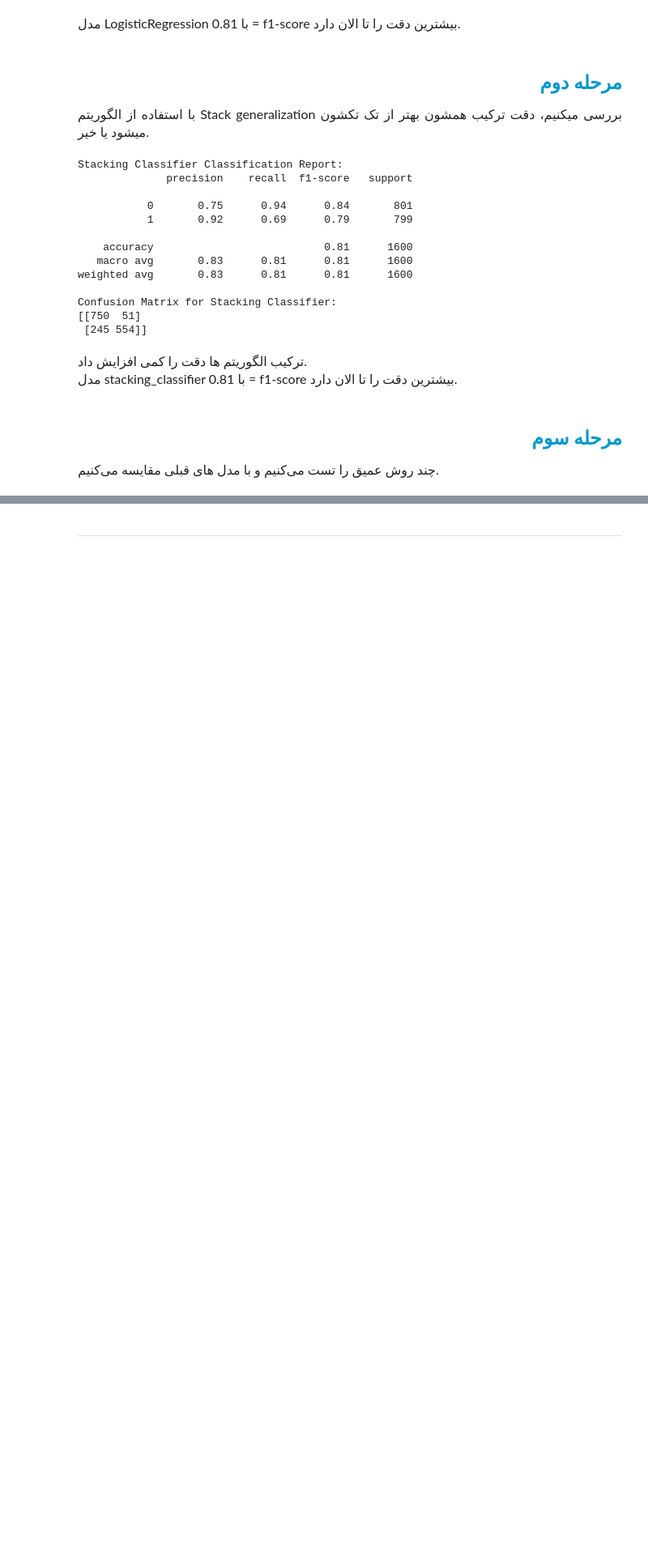
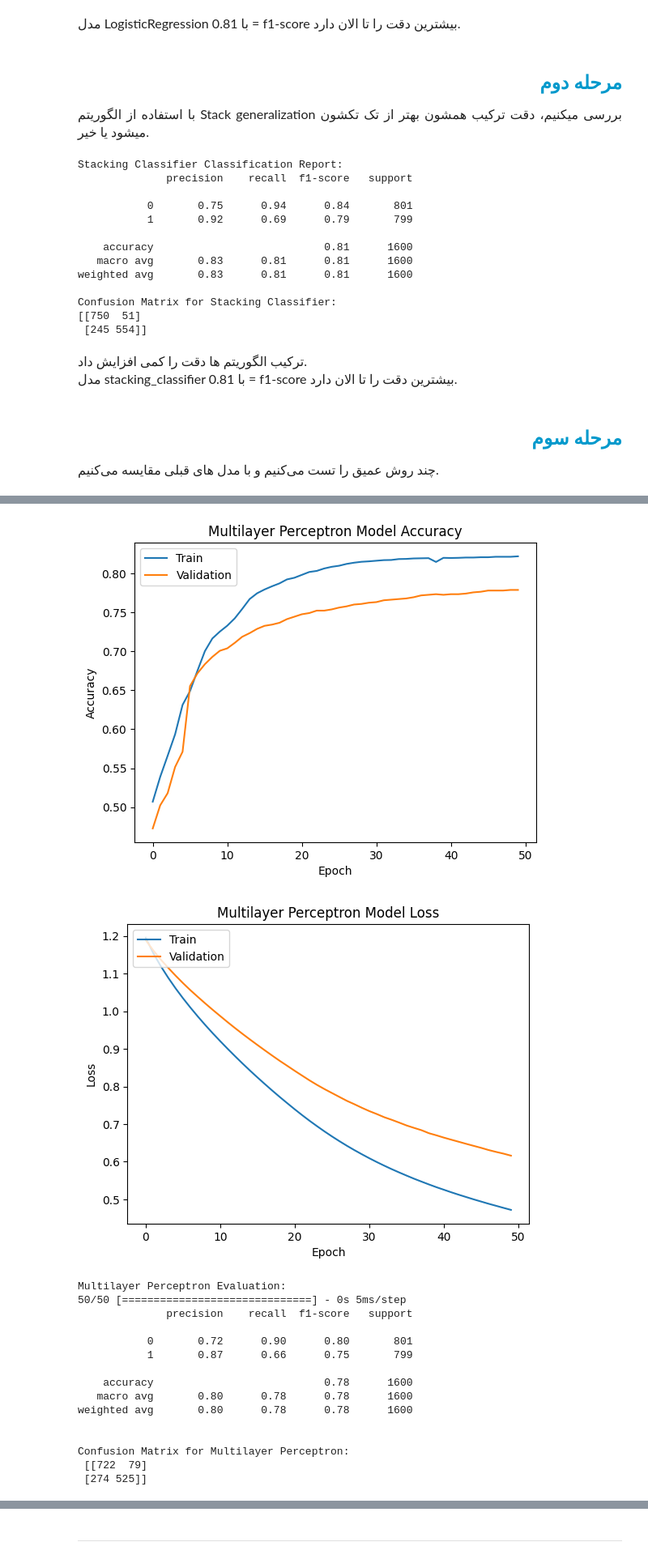
Before and after one commit to djafari700/Bachelor-s-final-project, a Jupyter notebook: notebooks/Bachelor's final project.ipynb, the cells around one changed output, grey strips where cells are left out. Shown: that part at 81% size. Drawn from its saved outputs; the diff is of its cells as text; code cells hidden in the pictures; blank space fills up the shorter version.

```diff
--- a/notebooks/Bachelor's final project.ipynb
+++ b/notebooks/Bachelor's final project.ipynb
@@ -877,0 +744,9 @@ Confusion Matrix for Recurrent Neural Network:
+# %%
+from sklearn.preprocessing import StandardScaler
+
+# Standardize the features
+scaler = StandardScaler()
+X_train = scaler.fit_transform(X_train)
+X_test = scaler.transform(X_test)
+
+input_features = X_train.shape[1]
@@ -877,0 +858,71 @@ Confusion Matrix for Recurrent Neural Network:
+# %%
+import matplotlib.pyplot as plt
+from sklearn.metrics import classification_report, confusion_matrix
+# Evaluate models
+def evaluate_model(model, X_test, y_test, model_name):
+    print(f"\n{model_name} Evaluation:")
+
+    # Predictions
+    y_pred = (model.predict(X_test) > 0.5).astype('int32')
+
+    # Classification Report
+    print(classification_report(y_test, y_pred))
+
+    # Confusion Matrix
+    cm = confusion_matrix(y_test, y_pred)
+    print(f"\nConfusion Matrix for {model_name}:\n", cm)
+
+
+def plot_training_history(history, model_name):
+    # Plot training & validation accuracy values
+    plt.plot(history.history['accuracy'])
+    plt.plot(history.history['val_accuracy'])
+    plt.title(f'{model_name} Model Accuracy')
+    plt.ylabel('Accuracy')
+    plt.xlabel('Epoch')
+    plt.legend(['Train', 'Validation'], loc='upper left')
+    plt.show()
+
+    # Plot training & validation loss values
+    plt.plot(history.history['loss'])
+    plt.plot(history.history['val_loss'])
+    plt.title(f'{model_name} Model Loss')
+    plt.ylabel('Loss')
+    plt.xlabel('Epoch')
+    plt.legend(['Train', 'Validation'], loc='upper left')
+    plt.show()
+
+
+# Plot loss and accuracy for MLP
+plot_training_history(history_mlp, "Multilayer Perceptron")
+# Evaluate the MLP model
+evaluate_model(model_mlp, X_test, y_test, "Multilayer Perceptron")
+
+
+# Plot loss and accuracy for CNN
+plot_training_history(history_cnn, "Convolutional Neural Network")
+# Evaluate the CNN model
+evaluate_model(model_cnn, X_test_cnn, y_test, "Convolutional Neural Network")
+
+# Plot loss and accuracy for RNN
+plot_training_history(history_rnn, "Recurrent Neural Network")
+# Evaluate the RNN model
+evaluate_model(model_rnn, X_test_rnn, y_test, "Recurrent Neural Network")
+# %% [output]
+[figure, added]
+[figure, added]
+Multilayer Perceptron Evaluation:
+50/50 [==============================] - 0s 5ms/step
+              precision    recall  f1-score   support
+
+           0       0.72      0.90      0.80       801
+           1       0.87      0.66      0.75       799
+
+    accuracy                           0.78      1600
+   macro avg       0.80      0.78      0.78      1600
+weighted avg       0.80      0.78      0.78      1600
+
+
+Confusion Matrix for Multilayer Perceptron:
+ [[722  79]
+ [274 525]]
```
Also changed, not shown: parts of 18 cells of this notebook.
